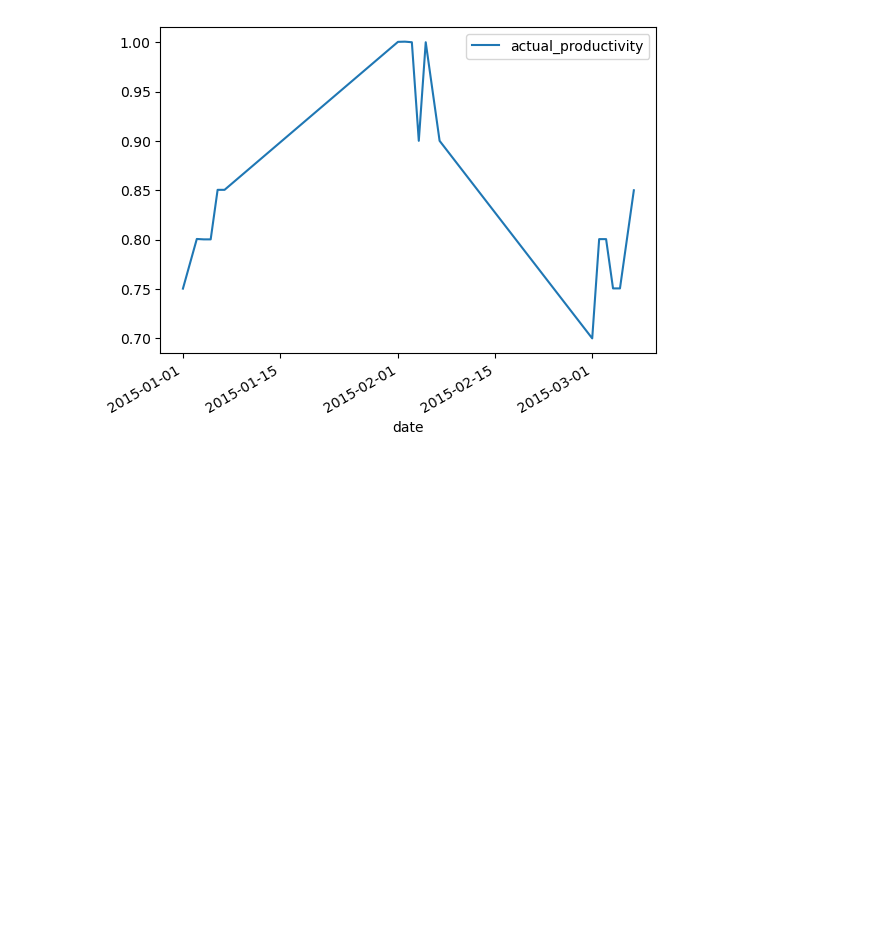
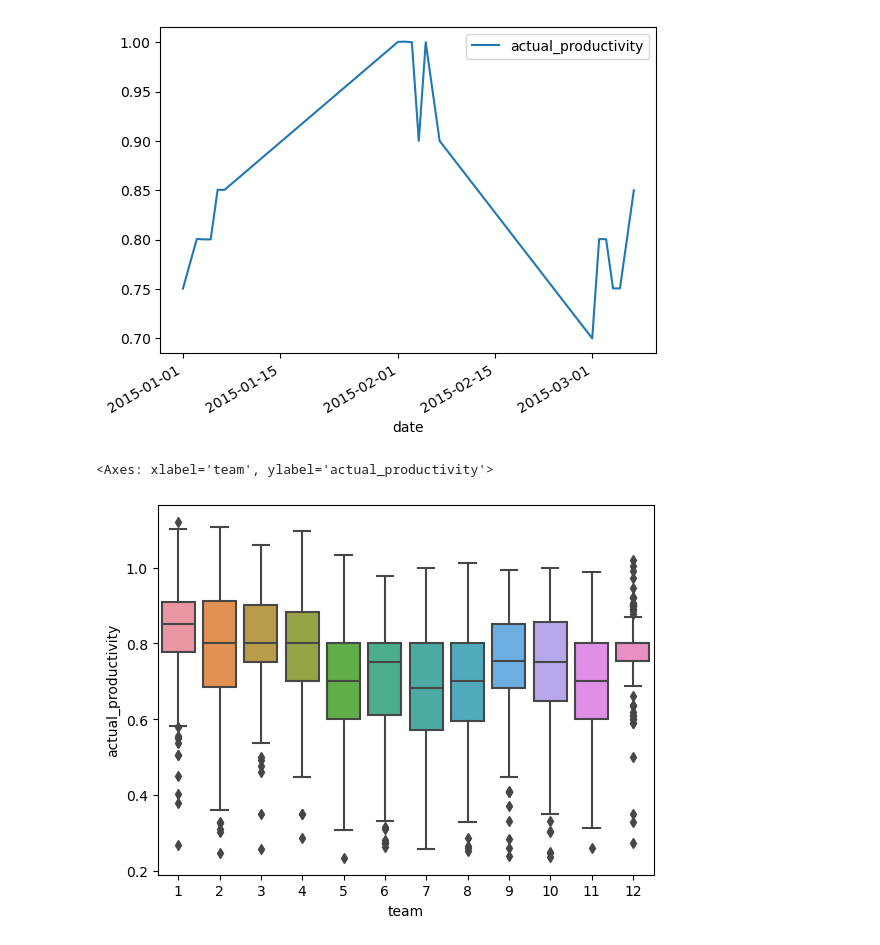
Before and after one commit to krnwnaji/learning_python, a Jupyter notebook: app-data-analytic-bootcamp.ipynb, the cells around one changed output. Saved outputs shown, nothing was run; the diff lists cells and outputs as text; code cells hidden in the pictures; blank space fills up the shorter version.

Commit message:
Kaggle Notebook | App Data Analytic Bootcamp | Version 3

```diff
--- a/app-data-analytic-bootcamp.ipynb
+++ b/app-data-analytic-bootcamp.ipynb
@@ -181,3 +181,9 @@ df2.plot(x='date', y='actual_productivity')
 # %% [output]
 <Axes: xlabel='date'>
 [figure]
+# %%
+# boxplot
+sns.boxplot(data=df,x='team',y='actual_productivity')
+# %% [output]
+<Axes: xlabel='team', ylabel='actual_productivity'>
+[figure, added]
```
Also changed, not shown: parts of 8 cells of this notebook.
